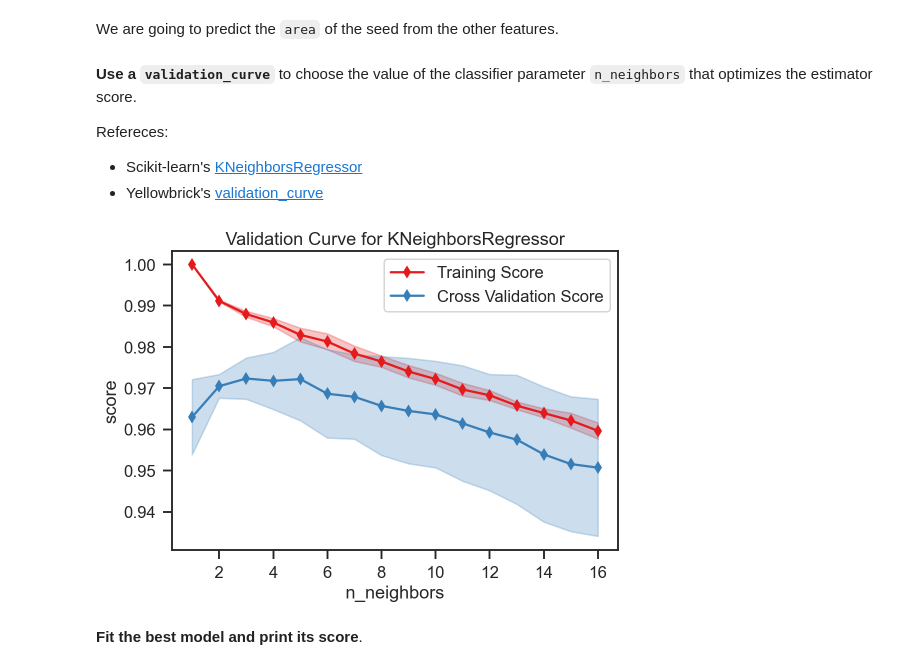
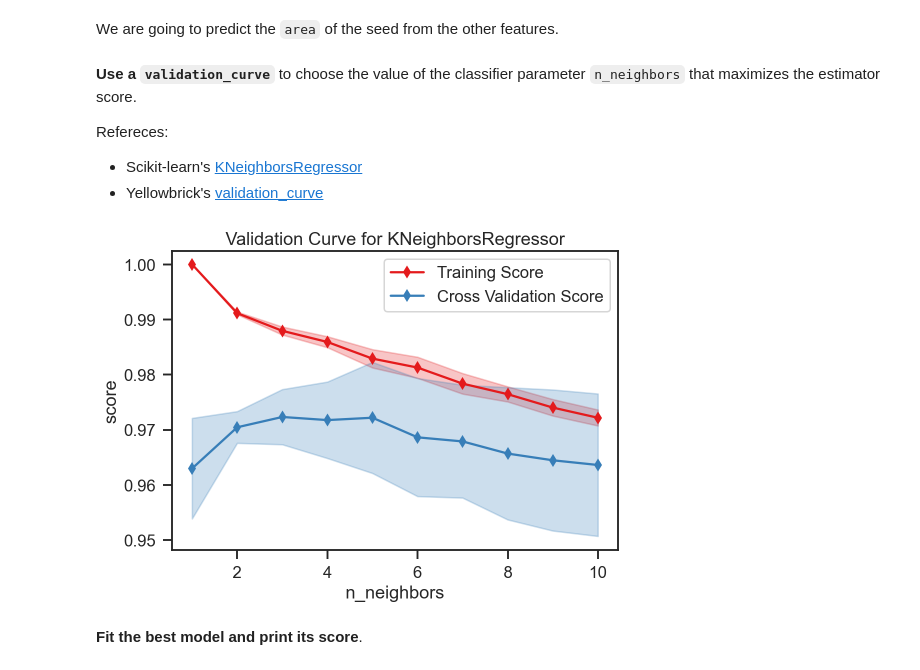
Before and after one commit to yoavram/DataSciPy, a Jupyter notebook: solutions/KNN_reg.ipynb, the cells around one changed output. Drawn from its saved outputs; the diff is of its cells as text; code cells hidden in the pictures.

```diff
--- a/solutions/KNN_reg.ipynb
+++ b/solutions/KNN_reg.ipynb
@@ -63,15 +63,15 @@ y = df[target_name].values
 # %%
 X_train, X_test, y_train, y_test = train_test_split(X, y, test_size=0.3, random_state=0)
 # %% [markdown]
-**Use a `validation_curve`** to choose the value of the classifier parameter `n_neighbors` that optimizes the estimator score.
+**Use a `validation_curve`** to choose the value of the classifier parameter `n_neighbors` that maximizes the estimator score.
 
 Refereces:
 - Scikit-learn's [KNeighborsRegressor](https://scikit-learn.org/stable/modules/generated/sklearn.neighbors.KNeighborsRegressor.html#sklearn.neighbors.KNeighborsRegressor)
 - Yellowbrick's [validation_curve](https://www.scikit-yb.org/en/latest/api/model_selection/validation_curve.html)
 # %%
-val_curve = validation_curve(KNeighborsRegressor(), X_train, y_train, 'n_neighbors', range(1, 17))
+val_curve = validation_curve(KNeighborsRegressor(), X_train, y_train, 'n_neighbors', range(1, 11))
 # %% [output]
-[figure, old version]
+[figure, new version]
 # %% [markdown]
 **Fit the best model and print its score**.
 # %%
```
Also changed, not shown: parts of 1 cell of this notebook, 1 other file.
